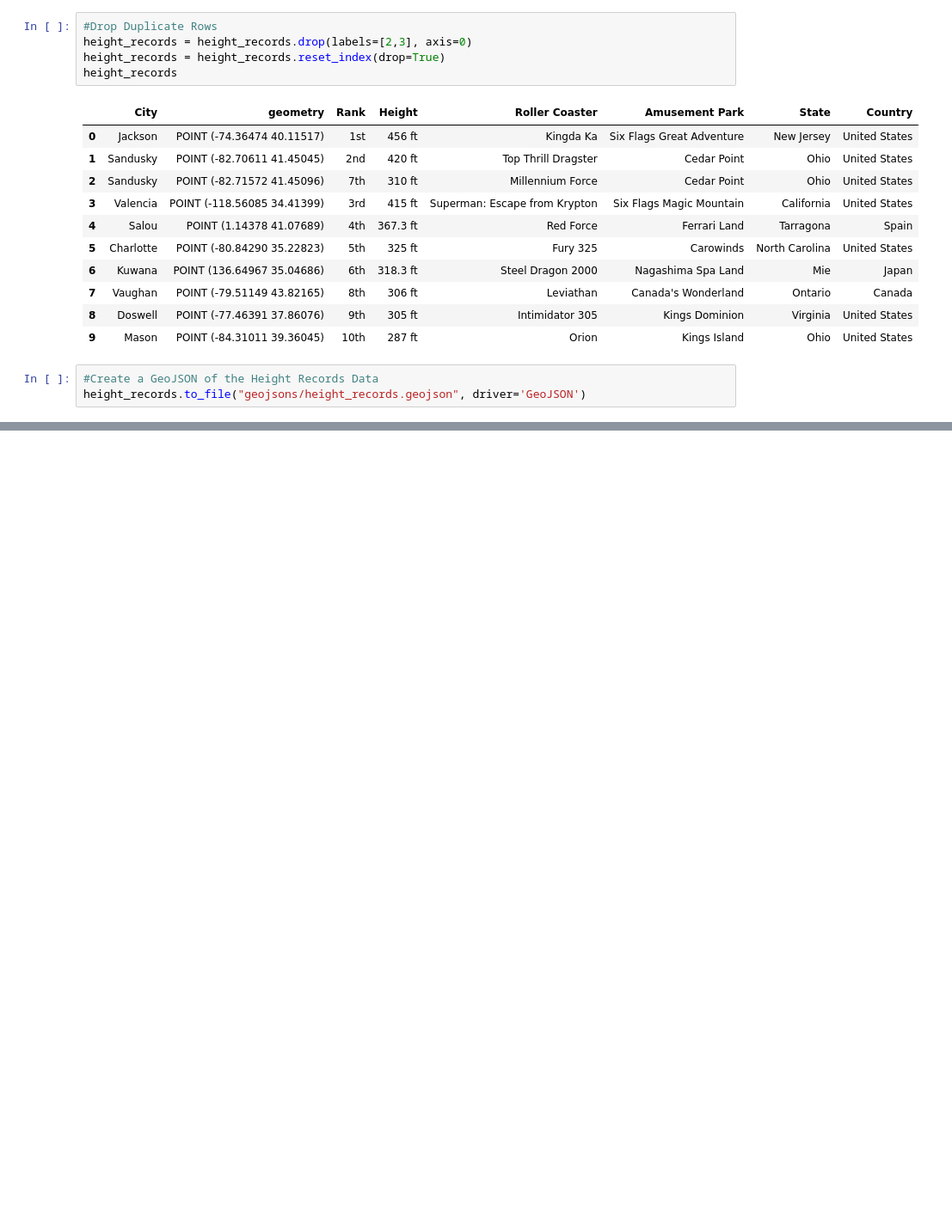
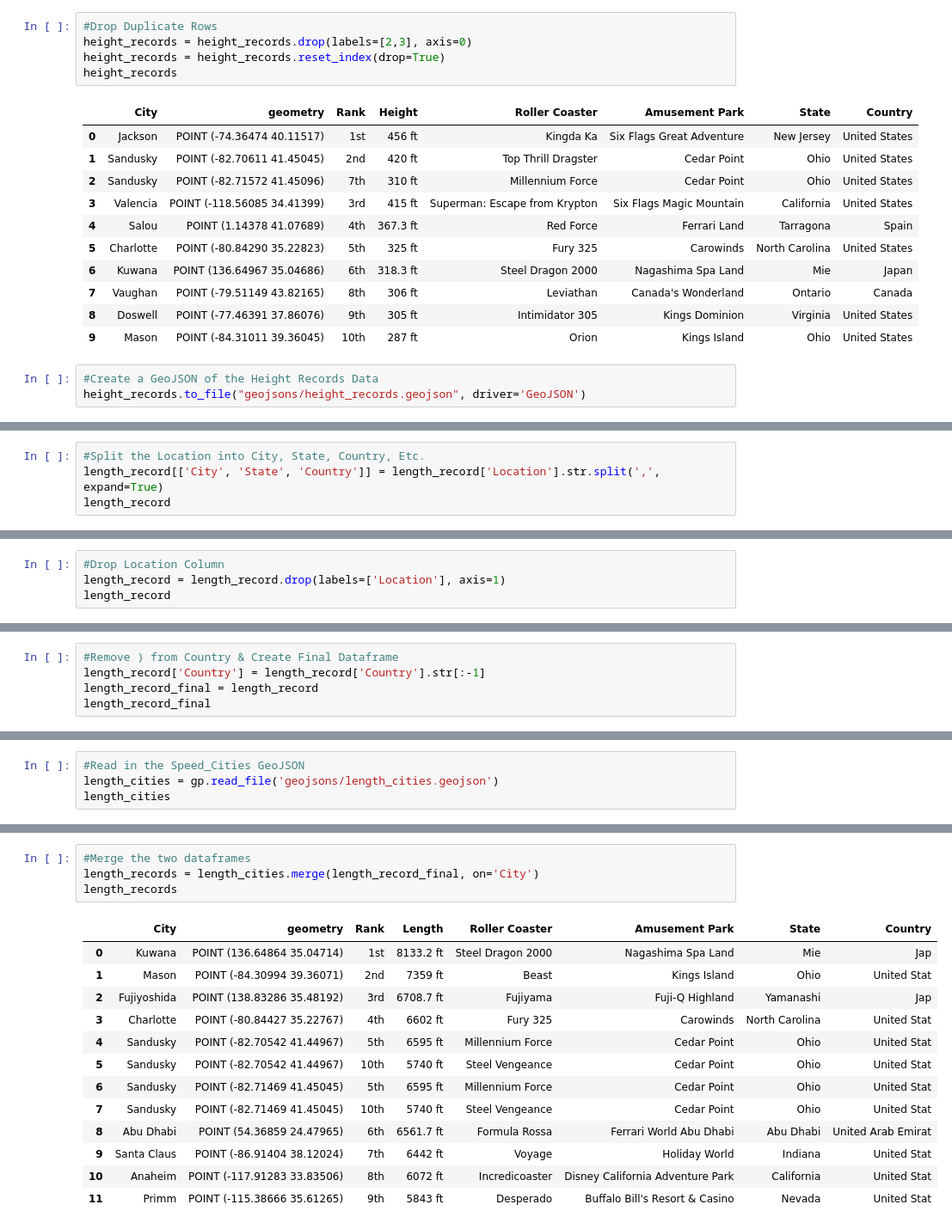
Before and after one commit to MorgaineB/Project2, a Jupyter notebook: WebScraping/Records_Scrape.ipynb, the cells around one changed output, grey strips where cells are left out. Shown: that part at 86% size. Drawn from its saved outputs; the diff is of its cells as text; blank space fills up the shorter version.

Commit message:
Length Records GeoJSON Finished

```diff
--- a/WebScraping/Records_Scrape.ipynb
+++ b/WebScraping/Records_Scrape.ipynb
@@ -435,0 +498,4 @@ height_records.to_file("geojsons/height_records.geojson", driver='GeoJSON')
+# %%
+#Split the Location into City, State, Country, Etc.
+length_record[['City', 'State', 'Country']] = length_record['Location'].str.split(',', expand=True)
+length_record
@@ -435,0 +514,4 @@ height_records.to_file("geojsons/height_records.geojson", driver='GeoJSON')
+# %%
+#Drop Location Column
+length_record = length_record.drop(labels=['Location'], axis=1)
+length_record
@@ -435,0 +530,5 @@ height_records.to_file("geojsons/height_records.geojson", driver='GeoJSON')
+# %%
+#Remove ) from Country & Create Final Dataframe
+length_record['Country'] = length_record['Country'].str[:-1]
+length_record_final = length_record
+length_record_final
@@ -435,0 +547,4 @@ height_records.to_file("geojsons/height_records.geojson", driver='GeoJSON')
+# %%
+#Read in the Speed_Cities GeoJSON
+length_cities = gp.read_file('geojsons/length_cities.geojson')
+length_cities
@@ -435,0 +563,18 @@ height_records.to_file("geojsons/height_records.geojson", driver='GeoJSON')
+# %%
+#Merge the two dataframes
+length_records = length_cities.merge(length_record_final, on='City')
+length_records
+# %% [output]
+|  | City | geometry | Rank | Length | Roller Coaster | Amusement Park | State | Country |
+| 0 | Kuwana | POINT (136.64864 35.04714) | 1st | 8133.2 ft | Steel Dragon 2000 | Nagashima Spa Land | Mie | Jap |
+| 1 | Mason | POINT (-84.30994 39.36071) | 2nd | 7359 ft | Beast | Kings Island | Ohio | United Stat |
+| 2 | Fujiyoshida | POINT (138.83286 35.48192) | 3rd | 6708.7 ft | Fujiyama | Fuji-Q Highland | Yamanashi | Jap |
+| 3 | Charlotte | POINT (-80.84427 35.22767) | 4th | 6602 ft | Fury 325 | Carowinds | North Carolina | United Stat |
+| 4 | Sandusky | POINT (-82.70542 41.44967) | 5th | 6595 ft | Millennium Force | Cedar Point | Ohio | United Stat |
+| 5 | Sandusky | POINT (-82.70542 41.44967) | 10th | 5740 ft | Steel Vengeance | Cedar Point | Ohio | United Stat |
+| 6 | Sandusky | POINT (-82.71469 41.45045) | 5th | 6595 ft | Millennium Force | Cedar Point | Ohio | United Stat |
+| 7 | Sandusky | POINT (-82.71469 41.45045) | 10th | 5740 ft | Steel Vengeance | Cedar Point | Ohio | United Stat |
+| 8 | Abu Dhabi | POINT (54.36859 24.47965) | 6th | 6561.7 ft | Formula Rossa | Ferrari World Abu Dhabi | Abu Dhabi | United Arab Emirat |
+| 9 | Santa Claus | POINT (-86.91404 38.12024) | 7th | 6442 ft | Voyage | Holiday World | Indiana | United Stat |
+| 10 | Anaheim | POINT (-117.91283 33.83506) | 8th | 6072 ft | Incredicoaster | Disney California Adventure Park | California | United Stat |
+| 11 | Primm | POINT (-115.38666 35.61265) | 9th | 5843 ft | Desperado | Buffalo Bill's Resort & Casino | Nevada | United Stat |
```
Also changed, not shown: parts of 12 cells of this notebook, 1 other file.
